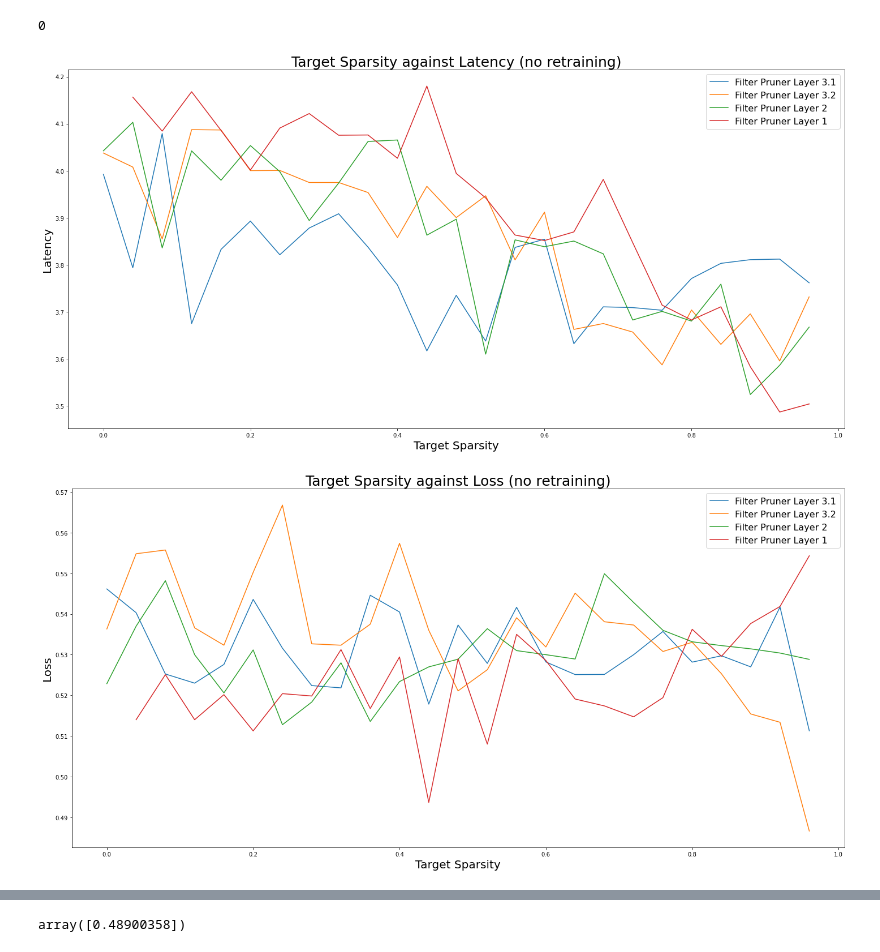
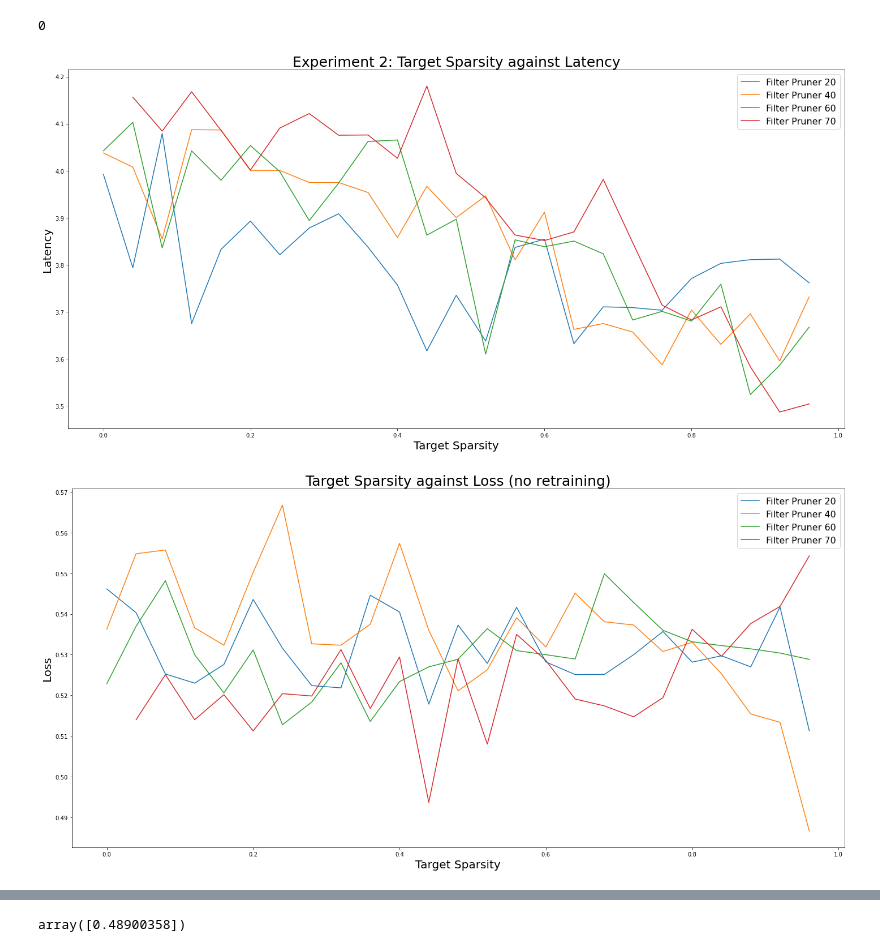
Before and after one commit to friedforfun/Dissertation, a Jupyter notebook: DataVisualisation/DatavisP2.ipynb, the cells around one changed output, grey strips where cells are left out. Cells and saved outputs as stored; diff of their text form; code cells hidden in the pictures.

```diff
--- a/DataVisualisation/DatavisP2.ipynb
+++ b/DataVisualisation/DatavisP2.ipynb
@@ -131,10 +131,10 @@ def plot_pruners(dataframe, against: str, title, bin_type='mean'):
     fp_70 = zip(val_tuple[0].tolist(), val_tuple[bin_type].tolist())
 
     fig, ax = plt.subplots(figsize=(20,10))
-    ax.plot(*zip(*fp_20), label='Filter Pruner Layer 3.1')
-    ax.plot(*zip(*fp_40), label='Filter Pruner Layer 3.2')
-    ax.plot(*zip(*fp_60), label='Filter Pruner Layer 2')
-    ax.plot(*zip(*fp_70), label='Filter Pruner Layer 1')
+    ax.plot(*zip(*fp_20), label='Filter Pruner 20')
+    ax.plot(*zip(*fp_40), label='Filter Pruner 40')
+    ax.plot(*zip(*fp_60), label='Filter Pruner 60')
+    ax.plot(*zip(*fp_70), label='Filter Pruner 70')
 
     ax.set_title(title, fontsize=25)
     ax.set_ylabel(against, fontsize=20)
@@ -217,13 +217,13 @@ def bin_data(data, target_num_groups):
 # %% [output]
 0
 # %%
-plot_pruners(latency_data, 'Latency', 'Target Sparsity against Latency (no retraining)', 'mean')
+plot_pruners(latency_data, 'Latency', 'Experiment 2: Target Sparsity against Latency', 'mean')
 # %% [output]
-[figure, old version]
+[figure, new version]
 # %%
 plot_pruners(latency_data, 'Loss', 'Target Sparsity against Loss (no retraining)')
 # %% [output]
-[figure, old version]
+[figure, new version]
 # %%
 plot_pruners(latency_data, 'Throughput', 'Target Sparsity against Throughput (no retraining)')
 # %% [output]
```
Also changed, not shown: parts of 3 cells of this notebook, 5 other files.
